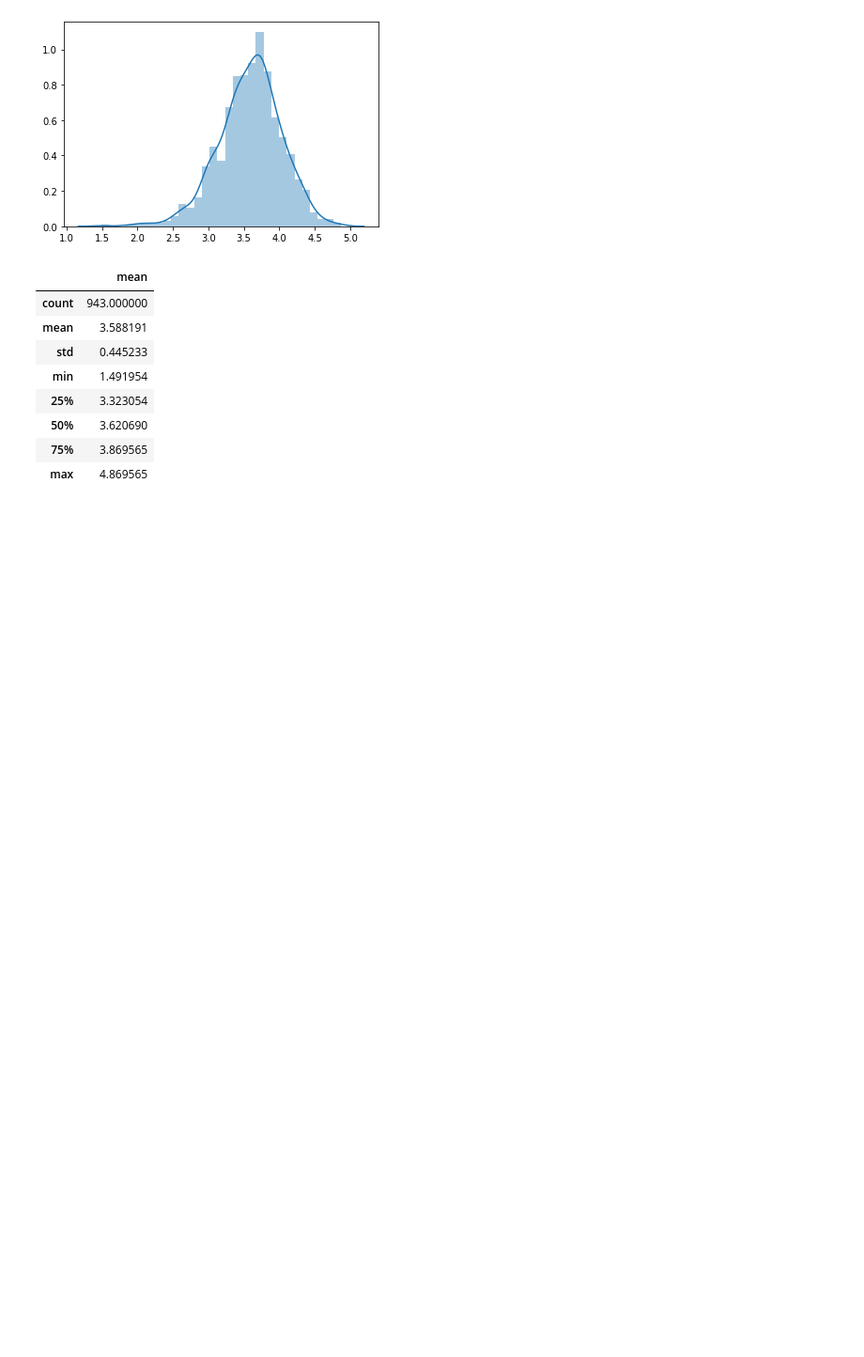
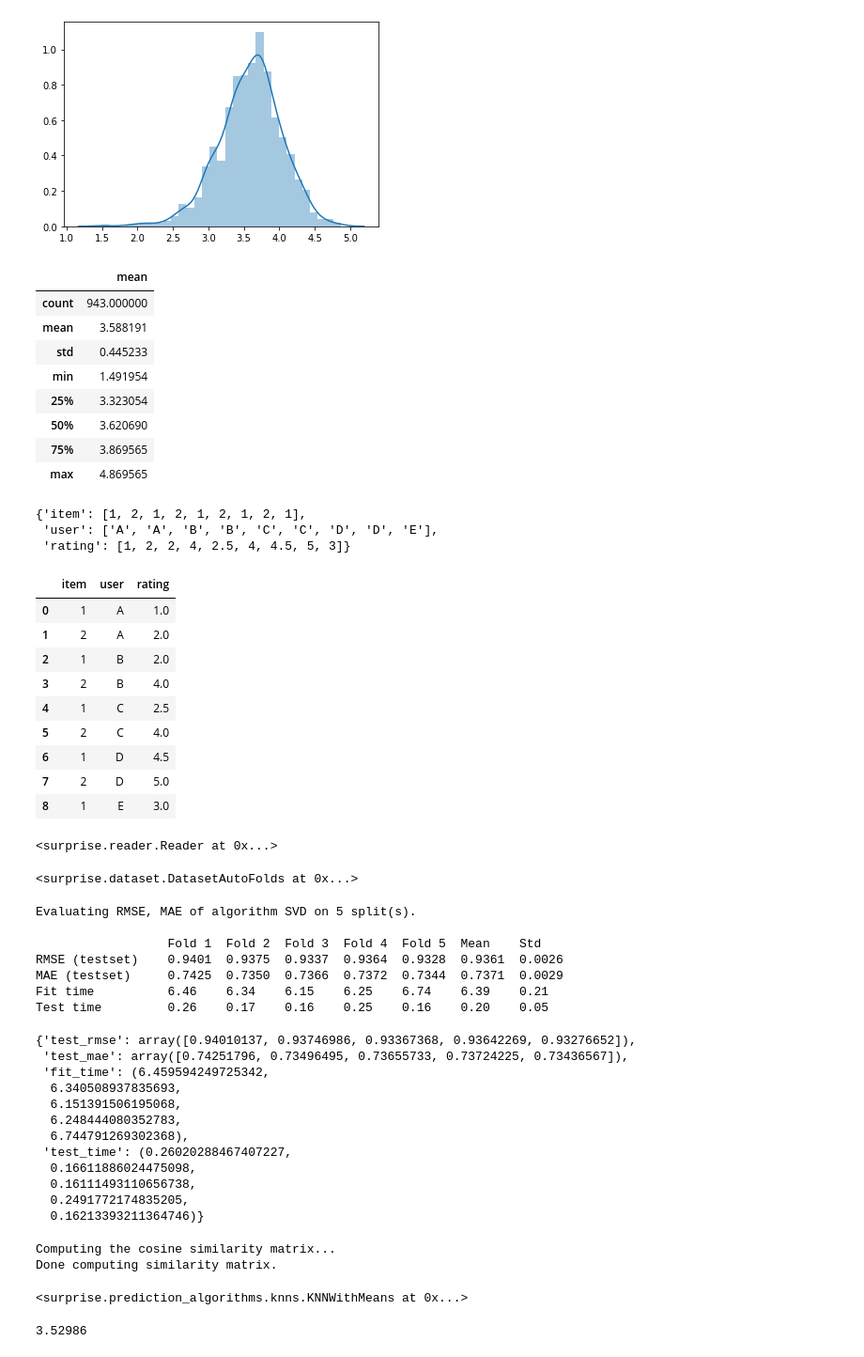
Before and after one commit to yrahan/recommender-system, a Jupyter notebook: Recommander System.ipynb, the cells around one changed output. Shown at 94% size. Cells and saved outputs as stored; diff of their text form; code cells hidden in the pictures; blank space fills up the shorter version.

Commit message:
use Surprise Library

```diff
--- a/Recommander System.ipynb
+++ b/Recommander System.ipynb
@@ -254,0 +265,60 @@ ratings.groupby('user_id')['rating'].agg([pd.np.mean]).describe()
+# %%
+# This is the same data that was plotted for similarity earlier
+# with one new user "E" who has rated only movie 1
+ratings_dict = {
+    "item": [1, 2, 1, 2, 1, 2, 1, 2, 1],
+    "user": ['A', 'A', 'B', 'B', 'C', 'C', 'D', 'D', 'E'],
+    "rating": [1, 2, 2, 4, 2.5, 4, 4.5, 5, 3],
+}
+ratings_dict
+df = pd.DataFrame(ratings_dict)
+df
+reader = Reader(rating_scale=(1, 5))
+reader
+# Loads Pandas dataframe
+data = Dataset.load_from_df(df[["user", "item", "rating"]], reader)
+# Loads the builtin Movielens-100k data
+movielens = Dataset.load_from_file("./data/ml-100k/u.data", reader)
+movielens
+
+
+# We'll use the famous SVD algorithm.
+algo = SVD()
+
+# Run 5-fold cross-validation and print results
+cross_validate(algo, movielens, measures=['RMSE', 'MAE'], cv=5, verbose=True)
+# %% [output]
+{'item': [1, 2, 1, 2, 1, 2, 1, 2, 1],
+ 'user': ['A', 'A', 'B', 'B', 'C', 'C', 'D', 'D', 'E'],
+ 'rating': [1, 2, 2, 4, 2.5, 4, 4.5, 5, 3]}
+|  | item | user | rating |
+| 0 | 1 | A | 1.0 |
+| 1 | 2 | A | 2.0 |
+| 2 | 1 | B | 2.0 |
+| 3 | 2 | B | 4.0 |
+| 4 | 1 | C | 2.5 |
+| 5 | 2 | C | 4.0 |
+| 6 | 1 | D | 4.5 |
+| 7 | 2 | D | 5.0 |
+| 8 | 1 | E | 3.0 |
+<surprise.reader.Reader at 0x...>
+<surprise.dataset.DatasetAutoFolds at 0x...>
+Evaluating RMSE, MAE of algorithm SVD on 5 split(s).
+
+                  Fold 1  Fold 2  Fold 3  Fold 4  Fold 5  Mean    Std
+RMSE (testset)    0.9401  0.9375  0.9337  0.9364  0.9328  0.9361  0.0026
+MAE (testset)     0.7425  0.7350  0.7366  0.7372  0.7344  0.7371  0.0029
+Fit time          6.46    6.34    6.15    6.25    6.74    6.39    0.21
+Test time         0.26    0.17    0.16    0.25    0.16    0.20    0.05
+{'test_rmse': array([0.94010137, 0.93746986, 0.93367368, 0.93642269, 0.93276652]),
+ 'test_mae': array([0.74251796, 0.73496495, 0.73655733, 0.73724225, 0.73436567]),
+ 'fit_time': (6.459594249725342,
+  6.340508937835693,
+  6.151391506195068,
+  6.248444080352783,
+  6.744791269302368),
+ 'test_time': (0.26020288467407227,
+  0.16611886024475098,
+  0.16111493110656738,
+  0.2491772174835205,
+  0.16213393211364746)}
@@ -255,2 +336,17 @@ ratings.groupby('user_id')['rating'].agg([pd.np.mean]).describe()
+# %%
+
+
+trainingSet = movielens.build_full_trainset()
+
+algo.fit(trainingSet)
+# %% [output]
+Computing the cosine similarity matrix...
+Done computing similarity matrix.
+<surprise.prediction_algorithms.knns.KNNWithMeans at 0x...>
+# %%
+prediction = algo.predict('E', 2)
+prediction.est
+# %% [output]
+3.52986
 # %% [markdown]
 Ressources :
```
Also changed, not shown: parts of 3 cells of this notebook, 4 other files.
